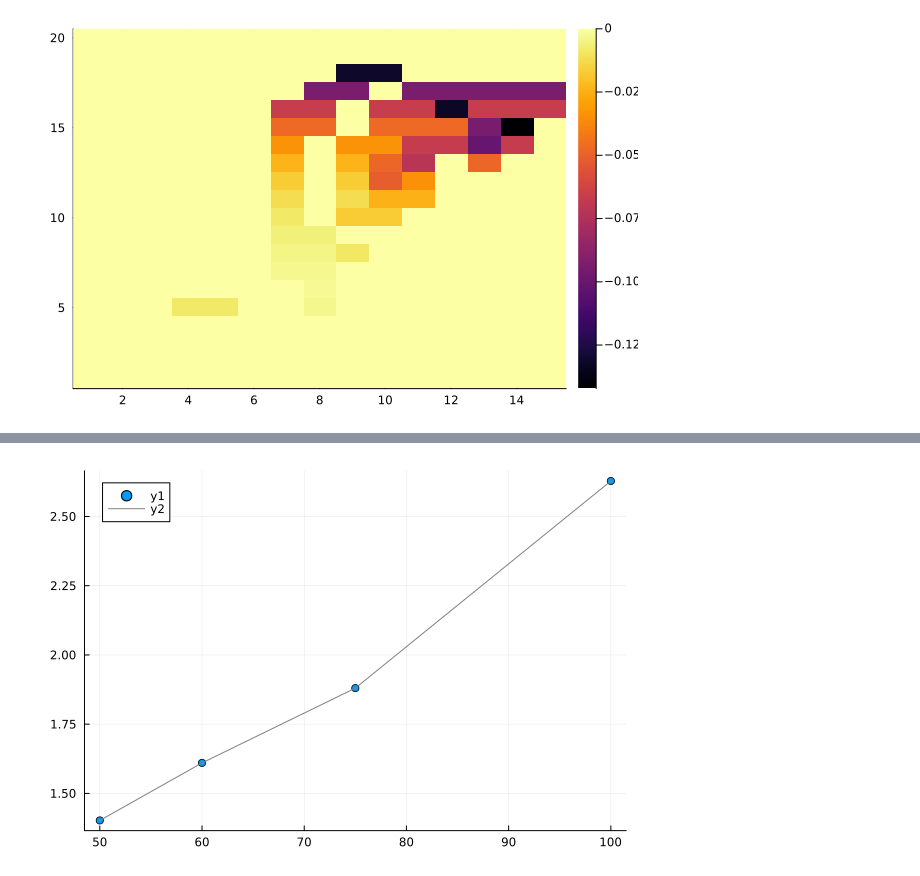
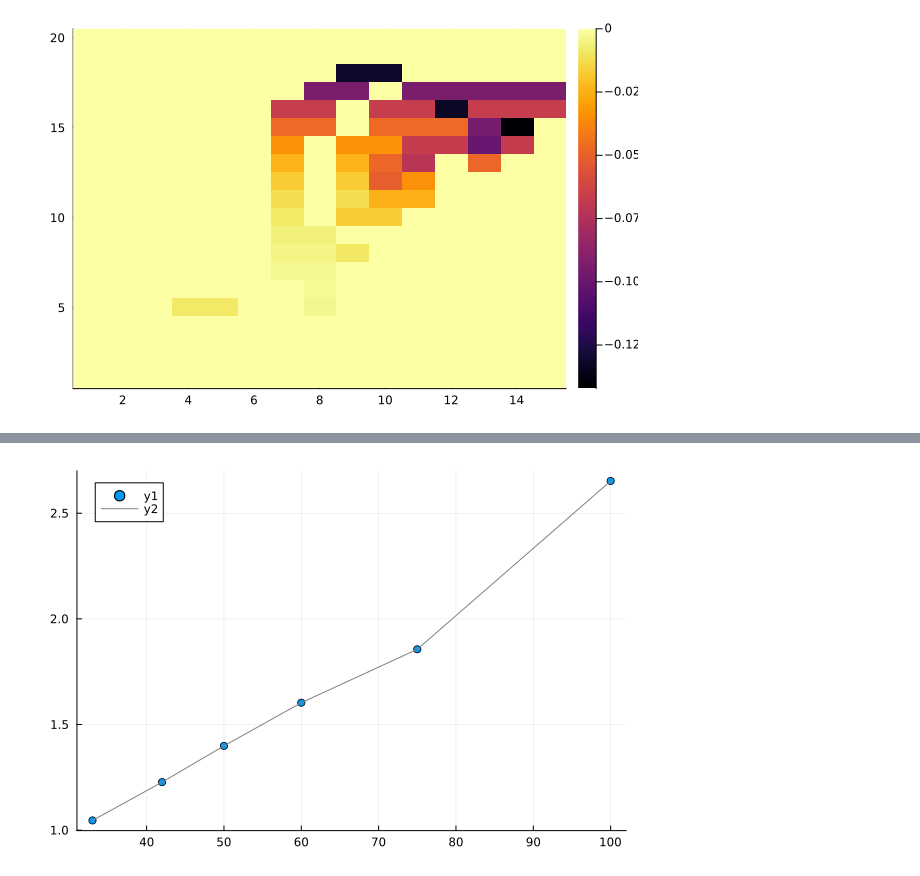
Before and after one commit to Jack-H-Buckner/FisheriesInsuranceModel, a Jupyter notebook: index_model/analysis.ipynb, the cells around one changed output, grey strips where cells are left out. Saved outputs shown, nothing was run; the diff lists cells and outputs as text; code cells hidden in the pictures.

```diff
--- a/index_model/analysis.ipynb
+++ b/index_model/analysis.ipynb
@@ -57,12 +56,13 @@ Plots.heatmap((η_s_50 .- η_s_100)[:,:,1,1])
 # %% [output]
 [figure]
 # %%
-scenarios = ["RA_int_pr100_re100","RA_int_pr75_re100",
-            "RA_int_pr60_re100","RA_int_pr50_re100"]
-pr = [100,75,60,50]
-coverage_re = zeros(4)
-premium_re = zeros(4)
+scenarios = ["RA_int_pr100_re100","RA_int_pr75_re100","RA_int_pr60_re100",
+            "RA_int_pr50_re100","RA_int_pr42_re100","RA_int_pr33_re100"]
+pr = [100,75,60,50,42,33]
+coverage_re = zeros(6)
+premium_re = zeros(6)
 i = 0
+problem = rebuild_problem(scenarios[1])
 sim_states = stationary_states(problem.prob.p, problem.Xmc; burnin = 500)
 for sc in scenarios
     i +=1
@@ -72,6 +72,6 @@ for sc in scenarios
     premium_re[i] = sol.mean_premium
 end
 
-Plots.scatter(pr,coverage)
-Plots.plot!(pr,coverage, color = "grey")
+Plots.scatter(pr,coverage_re)
+Plots.plot!(pr,coverage_re, color = "grey")
 # %% [output]
@@ -79,21 +79,20 @@ Plots.plot!(pr,coverage, color = "grey")
 # %%
 
-scenarios = ["RA_int_pr100_re100","RA_int_pr75_re75",
-            "RA_int_pr60_re60","RA_int_pr50_re50"]
-pr = [100,75,60,50]
-coverage = zeros(4)
-premium = zeros(4)
+scenarios = ["RA_int_pr100_re100","RA_int_pr75_re75","RA_int_pr60_re60",
+            "RA_int_pr50_re50","RA_int_pr42_re42","RA_int_pr33_re33"]
+pr = [100,75,60,50,42,33]
+coverage = zeros(6)
+premium = zeros(6)
 i = 0
-sim_states = stationary_states(problem.prob.p, problem.Xmc; burnin = 500)
 for sc in scenarios
     i +=1
     problem = rebuild_problem(sc)
     sol = coverage_by_budget(problem.prob, sim_states, [1.0] ;nmax = 250)[1]
     coverage[i] = sol.mean_coverage
     premium[i] = sol.mean_premium
 end
 
 Plots.scatter(pr,coverage)
 Plots.plot!(pr,coverage, color = "grey")
 # %% [output]
-[figure, old version]
+[figure, new version]
```
Also changed, not shown: parts of 11 cells of this notebook, 9 other files.
